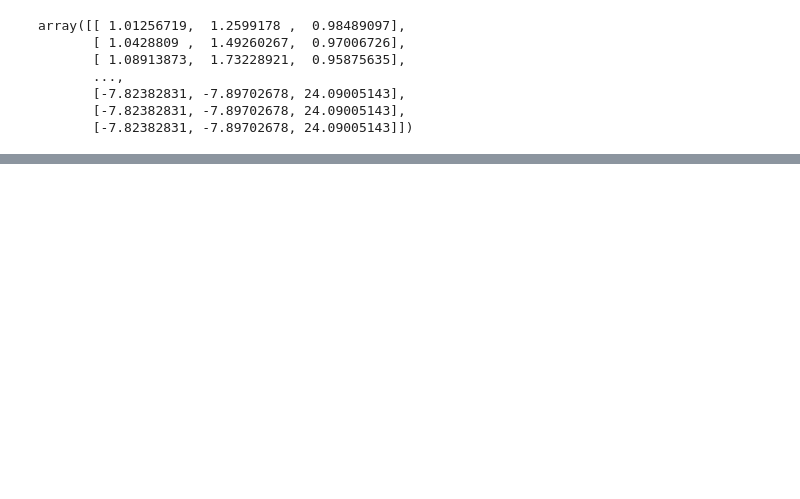
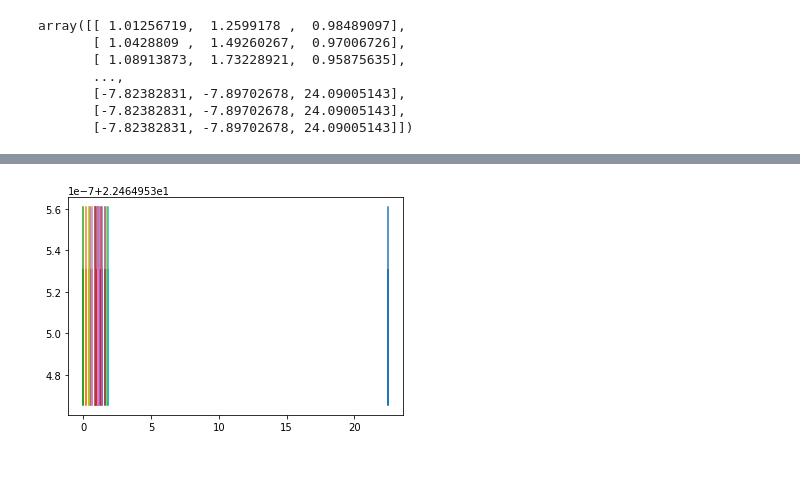
Before and after one commit to alexstoken/math485supermodels, a Jupyter notebook: find_min_C.ipynb, the cells around one changed output, grey strips where cells are left out. Cells and saved outputs as stored; diff of their text form; code cells hidden in the pictures; blank space fills up the shorter version.

```diff
--- a/find_min_C.ipynb
+++ b/find_min_C.ipynb
@@ -273,61 +316,0 @@ test = lines[0].split(',')
-# %%
-import matplotlib.animation as animation
-import mpl_toolkits.mplot3d.axes3d as p3
-%matplotlib inline
-
-fig = plt.figure()
-ax = fig.add_axes([0, 0, 1, 1], projection='3d')
-ax.axis('off')
-
-
-colors = ['blue','yellow']
-
-lines = sum([ax.plot([], [], [], '-', c=c)
-             for c in colors], [])
-pts = sum([ax.plot([], [], [], 'o', c=c)
-           for c in colors], [])
-
-x_t = np.asarray([x_s, data])
-
-
-
-def init():
-    for line, pt in zip(lines, pts):
-        line.set_data([], [])
-        line.set_3d_properties([])
-
-        pt.set_data([], [])
-        pt.set_3d_properties([])
-    return lines + pts
-
-def animate(i):
-
-    i = (2 * i) % x_t.shape[1]
-
-    for line, pt, xi in zip(lines, pts, x_t):
-        x, y, z = xi[:i].T
-        line.set_data(x, y)
-        line.set_3d_properties(z)
-
-        pt.set_data(x[-1:], y[-1:])
-        pt.set_3d_properties(z[-1:])
-
-    ax.view_init(30, 0.3 * i)
-    fig.canvas.draw()
-    return lines + pts
-
-
-ax.set_xlim((-25, 25))
-ax.set_ylim((-35, 35))
-ax.set_zlim((5, 55))
-ax.set_xlabel("x")
-ax.set_ylabel("y")
-ax.set_zlabel("z")
-n=200
-
-ani = animation.FuncAnimation(fig, animate, init_func=init,
-                               frames=10000, interval=30, blit=True)
-from matplotlib import rc
-from IPython.display import HTML
-# %% [output]
-[figure, removed]
@@ -337,0 +317,8 @@ data[:10,:]
+# %%
+C_headers = ['F','cx12', 'cx13', 'cx23', 'cx21', 'cx31', 'cx32','cy12', 'cy13', 'cy23', 'cy21', 'cy31', 'cy32', 'cz12', 'cz13', 'cz23', 'cz21', 'cz31', 'cz32']
+F_C_df = pd.read_csv('F_list_2019-02-26_21:15:12.csv', header = None,index_col = False, names = C_headers)
+C_last = np.array(F_C_df.iloc[-1])[1:]
+for c in F_C_df.columns:
+    plt.plot( F_C_df[c], F_C_df['F'])
+# %% [output]
+[figure, added]
```
Also changed, not shown: parts of 19 cells of this notebook, 11 other files.
